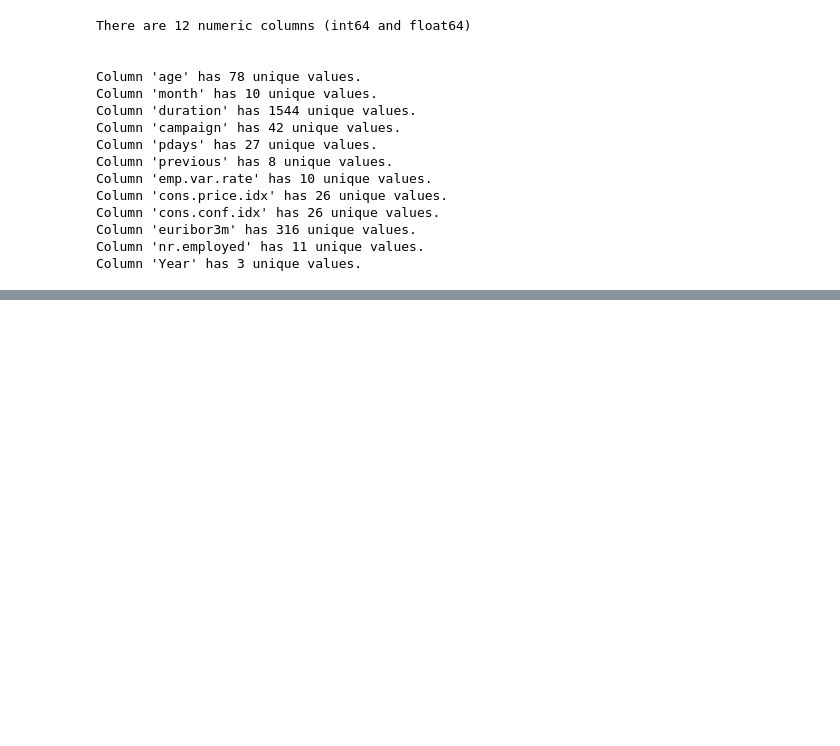
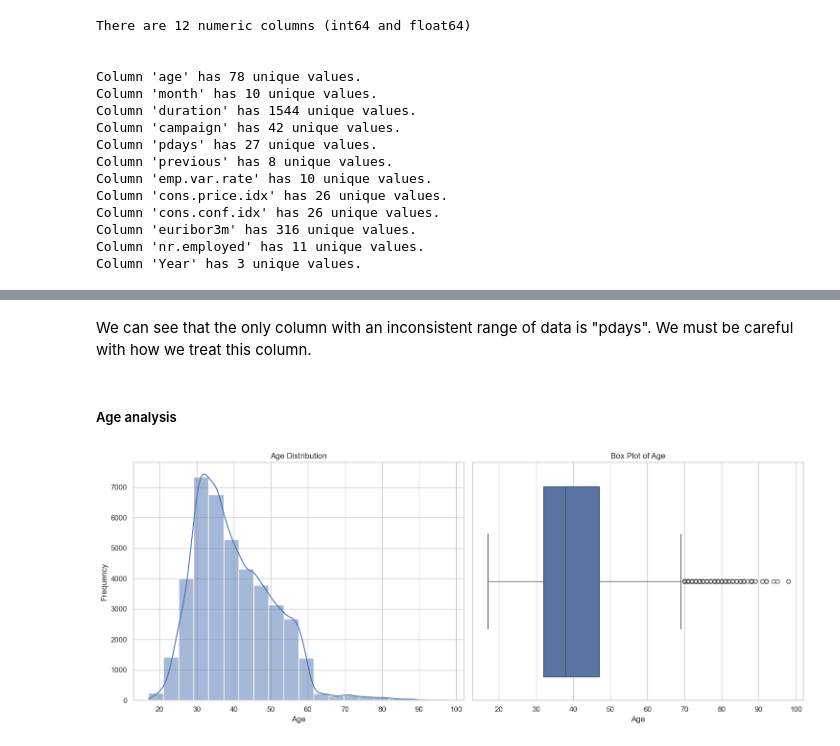
Before and after one commit to PostaElio/ICARO-Data-Science-Projects, a Jupyter notebook: Sprint_1/Sprint_1.ipynb, the cells around one changed output, grey strips where cells are left out. Cells and saved outputs as stored; diff of their text form; code cells hidden in the pictures; blank space fills up the shorter version.

```diff
--- a/Sprint_1/Sprint_1.ipynb
+++ b/Sprint_1/Sprint_1.ipynb
@@ -626,0 +607,4 @@ Column 'Year' has 3 unique values.
+# %%
+numeric_columns.remove("month") #removes month column
+numeric_columns.remove("Year") #removes Year column
+numeric_columns.remove("duration") #removes duration column because it biases the data for our future ML model.
@@ -626,0 +615,3 @@ Column 'Year' has 3 unique values.
+# %%
+numeric_data = data[numeric_columns].copy()
+numeric_data.describe() #provides statistical information such as: mean, std, min value, iq range, max value
@@ -626,0 +628,24 @@ Column 'Year' has 3 unique values.
+# %% [markdown]
+We can see that the only column with an inconsistent range of data is "pdays". We must be careful with how we treat this column.
+# %% [markdown]
+##### Age analysis
+# %%
+#Create fig to contain the plots
+fig, axes = plt.subplots(1, 2, figsize=(15, 6))
+
+# Histograma en el primer subplot
+sns.histplot(numeric_data['age'], bins=20, kde=True, ax=axes[0])
+axes[0].set_title('Age Distribution')
+axes[0].set_xlabel('Age')
+axes[0].set_ylabel('Frequency')
+
+# Box plot en el segundo subplot
+sns.boxplot(x=numeric_data['age'], ax=axes[1])
+axes[1].set_title('Box Plot of Age')
+axes[1].set_xlabel('Age')
+
+# Mostrar los gráficos
+plt.tight_layout()
+plt.show()
+# %% [output]
+[figure, added]
```
Also changed, not shown: parts of 32 cells of this notebook.
